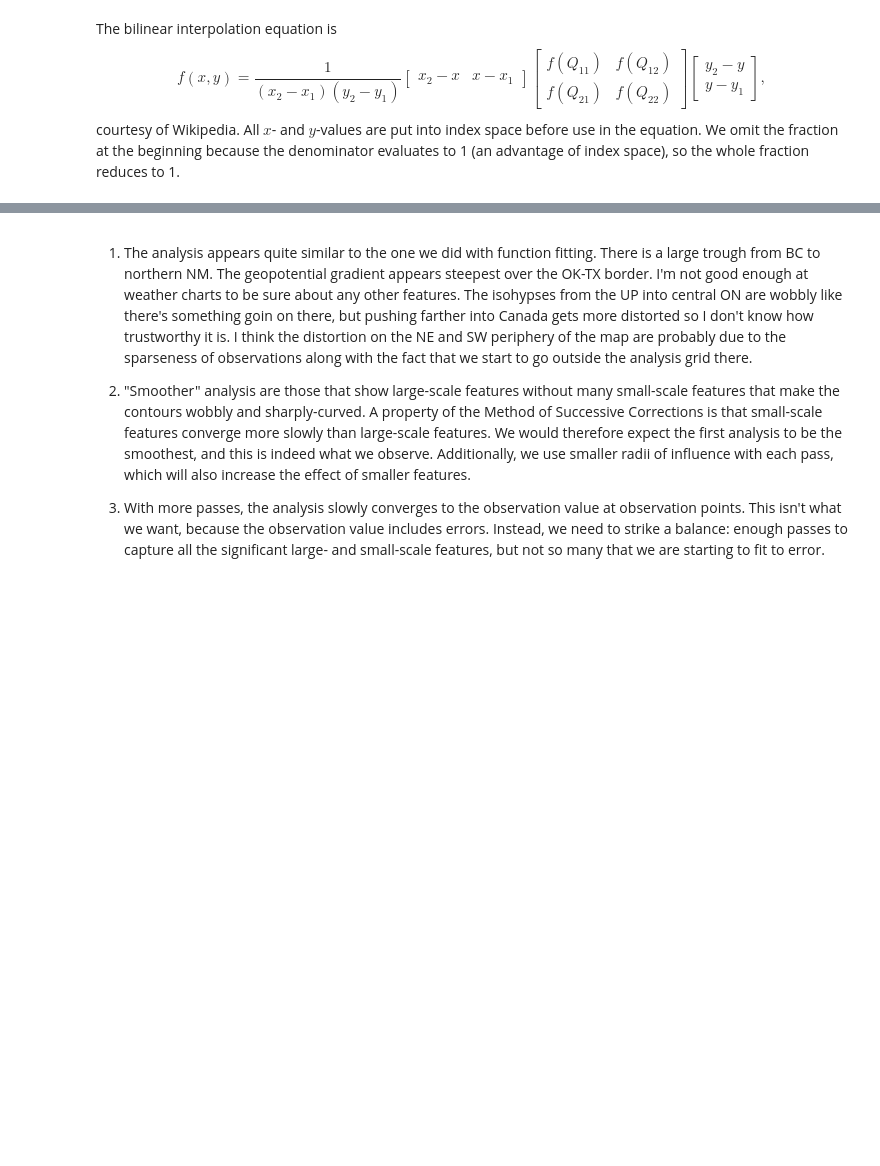
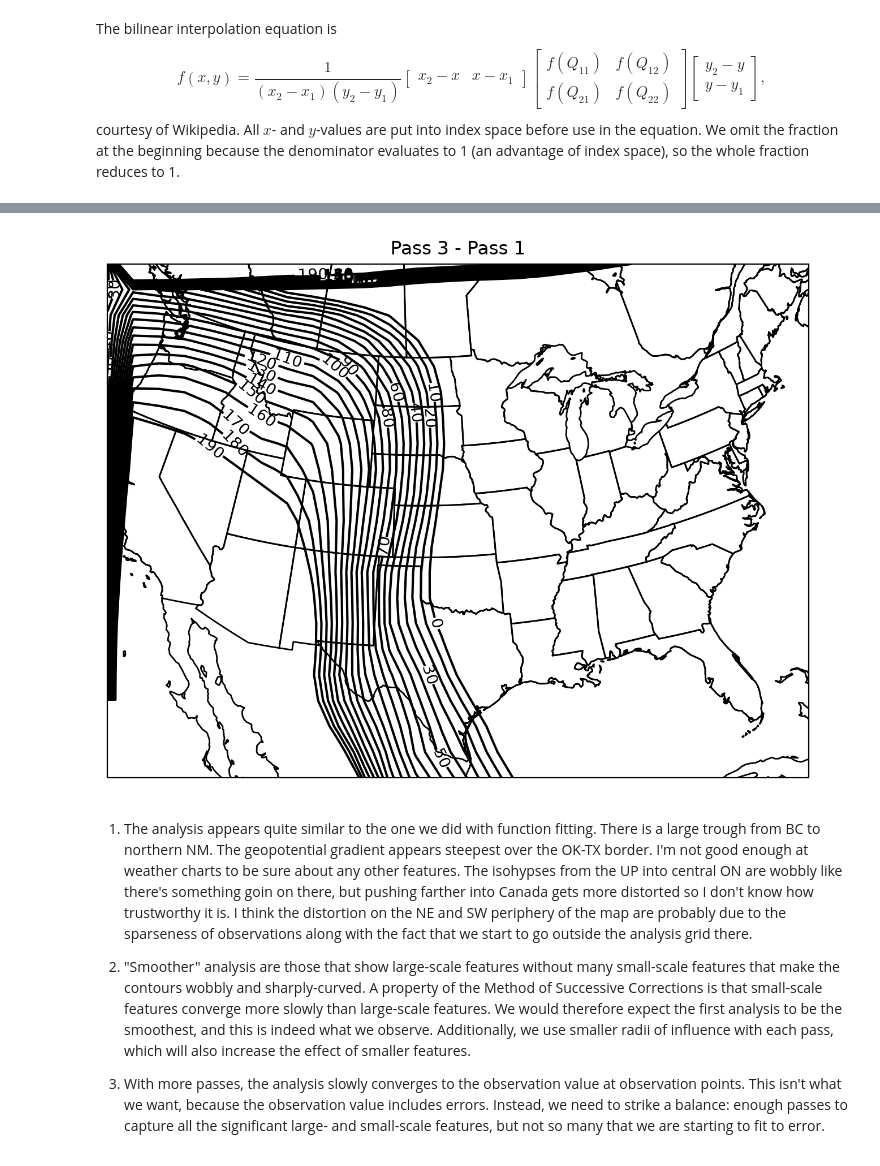
Before and after one commit to Old-World-Yew/ATSC528, a Jupyter notebook: 3-Successive_Corrections/successive_corrections.ipynb, the cells around one changed output, grey strips where cells are left out. Drawn from its saved outputs; the diff is of its cells as text; code cells hidden in the pictures; blank space fills up the shorter version.

```diff
--- a/3-Successive_Corrections/successive_corrections.ipynb
+++ b/3-Successive_Corrections/successive_corrections.ipynb
@@ -494,22 +528,24 @@ plt.show()
 # %%
 ### Plot Analysis Differences ###
 #use old code...
 import os
 os.environ["PROJ_IGNORE_CELESTIAL_BODY"] = "YES"
 
 globe = ccrs.Globe(ellipse=None, semimajor_axis=rho/100, semiminor_axis=rho/100)
 proj = ccrs.Stereographic(central_longitude=-100,central_latitude=90,true_scale_latitude=60,globe=globe)
 fig = plt.figure(figsize=(8,8),dpi=200)
 ax1 = fig.add_subplot(111,projection=proj)
 ax1.add_feature(cfeature.STATES)
 ax1.add_feature(cfeature.COASTLINE)
 # plot analysis (MAY NEED TO CHANGE VARIABLE NAMES/INDICES) #
 cs1 = ax1.contour(gridy/100/m,-gridx/100/m,diff21.T,colors='k',levels=np.arange(0,200,10),transform=proj)
 plt.clabel(cs1,levels=np.arange(0,200,10))
 
-ax1.set(title='Pass 2 - Pass 1')
+ax1.set(title='Pass 3 - Pass 1')
 
 plt.show()
+# %% [output]
+[figure, added]
 # %%
 ### Store the analyses in text files ###
 
```
Also changed, not shown: parts of 9 cells of this notebook, 6 other files.
